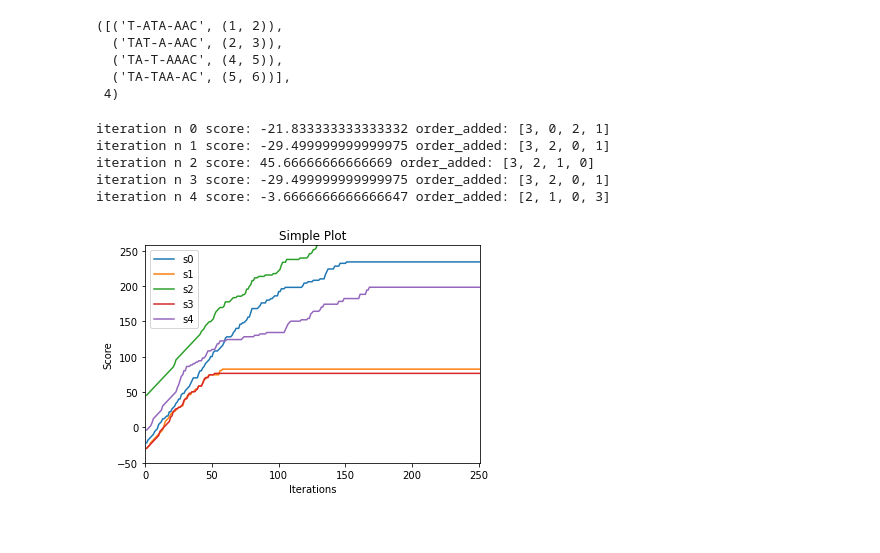
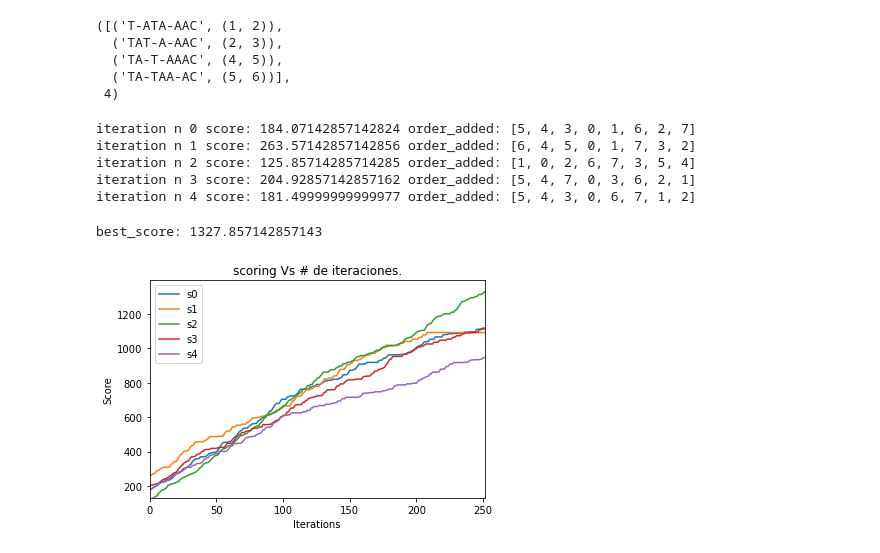
Before and after one commit to SabaPablo/algoritmos-heur-stica_GRASP_MSA, a Jupyter notebook: Multiple Sequence Alignment.ipynb, the cells around one changed output. Drawn from its saved outputs; the diff is of its cells as text; code cells hidden in the pictures.

```diff
--- a/Multiple Sequence Alignment.ipynb
+++ b/Multiple Sequence Alignment.ipynb
@@ -670,12 +663,26 @@ def align_order_with_first_sequences_aligned(align_a, align_b,score_nw, sequence
         profile_order.add_sequence(seq_align,score_msa)
     return profile_order
 # %%
-def msa(sequences, score_mtx, gap_penalty):
-    iterations = 5
+def msa(sequences, score_mtx, gap_penalty, n_solutions = 3, local_iterations=250):
 
-    orders, scores, profiles = nw_GRASP(iterations, sequences, score_mtx, gap_penalty)
+    orders, scores, profiles = nw_GRASP(n_solutions, sequences, score_mtx, gap_penalty)
     res = []
     for profile in profiles:
-        res.append(maximium_local(profile.sequences, profile.seq_numbers, profile.score_history, score_mtx, gap_penalty))
-    return res
+        res.append(maximium_local(profile.sequences, profile.seq_numbers, profile.score_history, score_mtx, gap_penalty, local_iterations))
+    best_score = -np.Inf
+    bad_score = np.Inf
+    best_align = []
+    for aligns,h_s in res:
+        if(best_score < h_s[-1]):
+            best_score = h_s[-1]
+            best_align = aligns
+        if(bad_score > h_s[0]):
+            bad_score = h_s[0]
+    data = ""
+    for idx, align in enumerate(p.sequences):
+        data += "seq"+str(idx) +"\n"+ align +"\n"
+    f = open("output.txt", "w")
+    f.write(data)
+    f.close()
+    return res, best_score, bad_score, best_align
 # %%
@@ -732,25 +738,31 @@ def nucleotides_value(elem,elem2,score_mtx, gap_penalty):
     else:
         return score_mtx[index_a][index_b]
 # %%
-seqs_demo_grasp = get_fasta_sequences('10.fas')
-res = msa(seqs_demo_grasp, score_mtx, -0.5)
+seqs_demo_grasp = get_fasta_sequences('hemog.fasta')
+res, best_score, bad_score, best_align = msa(seqs_demo_grasp, score_mtx, -0.5)
 # %% [output]
-iteration n 0 score: -21.833333333333332 order_added: [3, 0, 2, 1]
-iteration n 1 score: -29.499999999999975 order_added: [3, 2, 0, 1]
-iteration n 2 score: 45.66666666666669 order_added: [3, 2, 1, 0]
-iteration n 3 score: -29.499999999999975 order_added: [3, 2, 0, 1]
-iteration n 4 score: -3.6666666666666647 order_added: [2, 1, 0, 3]
+iteration n 0 score: 184.07142857142824 order_added: [5, 4, 3, 0, 1, 6, 2, 7]
+iteration n 1 score: 263.57142857142856 order_added: [6, 4, 5, 0, 1, 7, 3, 2]
+iteration n 2 score: 125.85714285714285 order_added: [1, 0, 2, 6, 7, 3, 5, 4]
+iteration n 3 score: 204.92857142857162 order_added: [5, 4, 7, 0, 3, 6, 2, 1]
+iteration n 4 score: 181.49999999999977 order_added: [5, 4, 3, 0, 6, 7, 1, 2]
+# %%
+print('best_score:',best_score)
+# %% [output]
+best_score: 1327.857142857143
 # %%
+
+
 fig, ax = plt.subplots()  # Create a figure and an axes.
 
 
 for n, i in enumerate(res):
     plt.plot(range(1,len(i[1])+1), i[1], label='s'+str(n))
 ax.set_xlabel('Iterations')  # Add an x-label to the axes.
 ax.set_ylabel('Score')  # Add a y-label to the axes.
-ax.set_title("Simple Plot")  # Add a title to the axes.
+ax.set_title("scoring Vs # de iteraciones.")  # Add a title to the axes.
 ax.legend()
-plt.axis([0, len(res[0][1]), -50,max(res[0][1])*1.1])
+plt.axis([0, len(res[0][1]), bad_score*1.05 ,best_score*1.05])
 plt.show()
 # %% [output]
-[figure, old version]
+[figure, new version]
```
Also changed, not shown: parts of 2 cells of this notebook, 1 other file.
